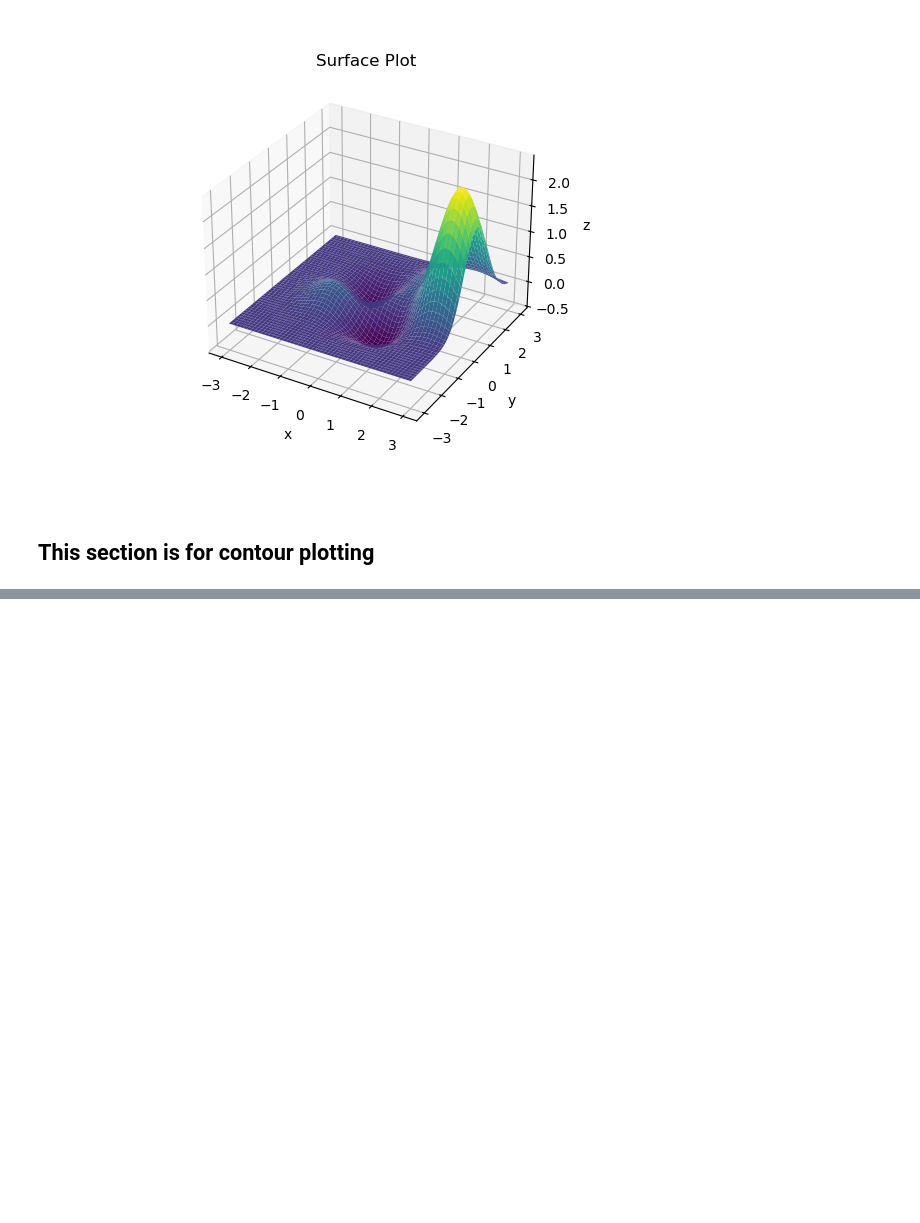
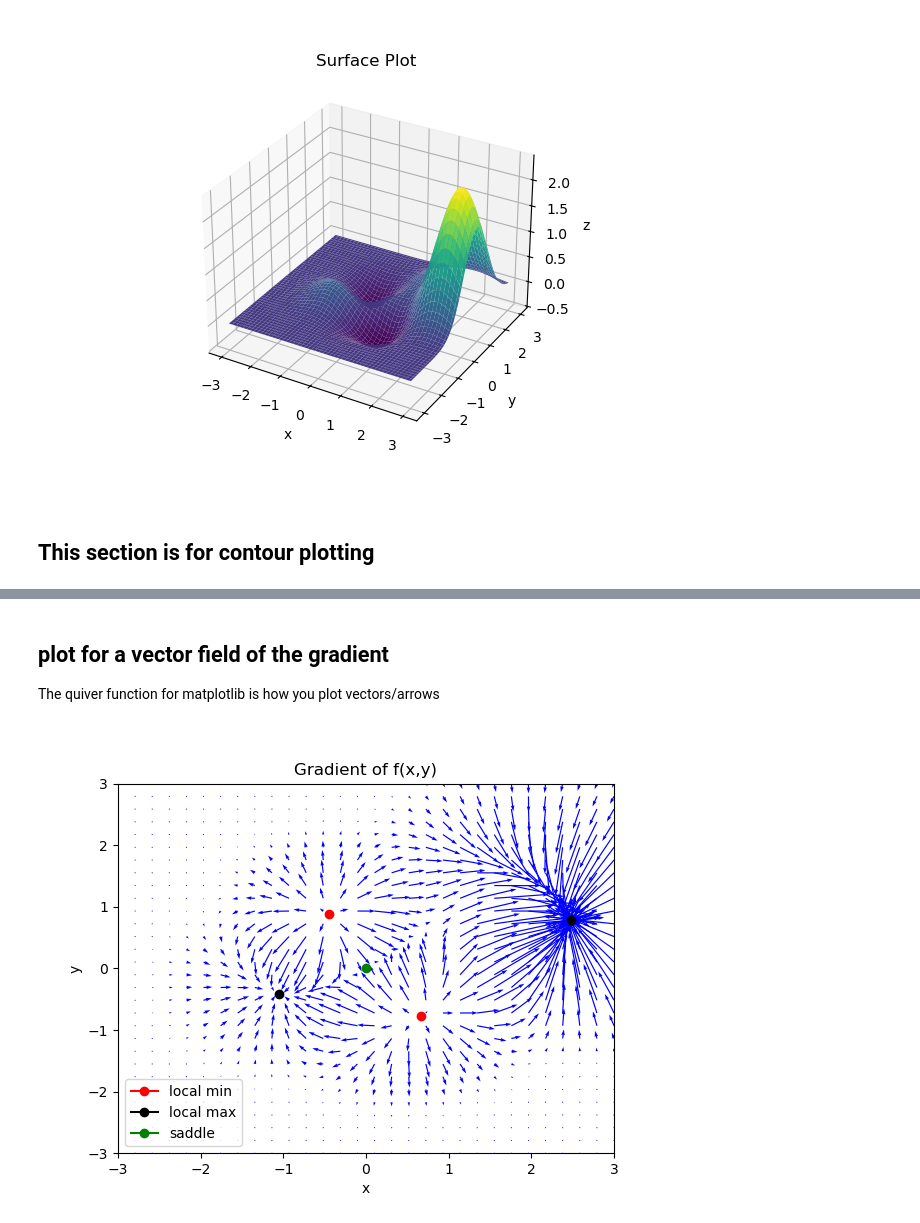
Before and after one commit to e-middleton/calcIII, a Jupyter notebook: surface.ipynb, the cells around one changed output, grey strips where cells are left out. Cells and saved outputs as stored; diff of their text form; code cells hidden in the pictures; blank space fills up the shorter version.

```diff
--- a/surface.ipynb
+++ b/surface.ipynb
@@ -139,0 +151,32 @@ max or min
+# %% [markdown]
+## plot for a vector field of the gradient
+
+The quiver function for matplotlib is how you plot vectors/arrows
+# %%
+# number of points in the 3rd parameter control the density of the vectors in the vector field
+
+#   np.linspace(start-point, end-point, number-of-points)
+quiverRangex = np.linspace(-3, 3, 30)
+quiverRangey = np.linspace(-3, 3, 30)
+Xq, Yq = np.meshgrid(quiverRangex,quiverRangey)
+
+fig, ax = plt.subplots()
+
+# scale parameter controls the length of the vectors, increasing the scale will make the vectors SHORTER
+plt.quiver(Xq, Yq, df_dx(Xq,Yq), df_dy(Xq,Yq), color='b', scale=15)
+plt.plot(0.66611993, -0.78024662, marker='o', color='r', label="local min")
+plt.plot(-0.45330632,  0.87671602, marker='o', color='r')
+plt.plot(-1.05783737, -0.40857482, marker='o', color='k')
+plt.plot(2.47926012, 0.77939788, marker='o', color='k', label="local max")
+plt.plot(0,0, marker='o', color='g', label='saddle')
+# Setting x, y boundary limits
+plt.xlim(-3, 3)
+plt.ylim(-3, 3)
+
+plt.title('Gradient of f(x,y)')
+plt.xlabel('x')
+plt.ylabel('y')
+plt.legend(loc='lower left')
+plt.show()
+# %% [output]
+[figure, added]
```
Also changed, not shown: parts of 11 cells of this notebook, 1 other file.
